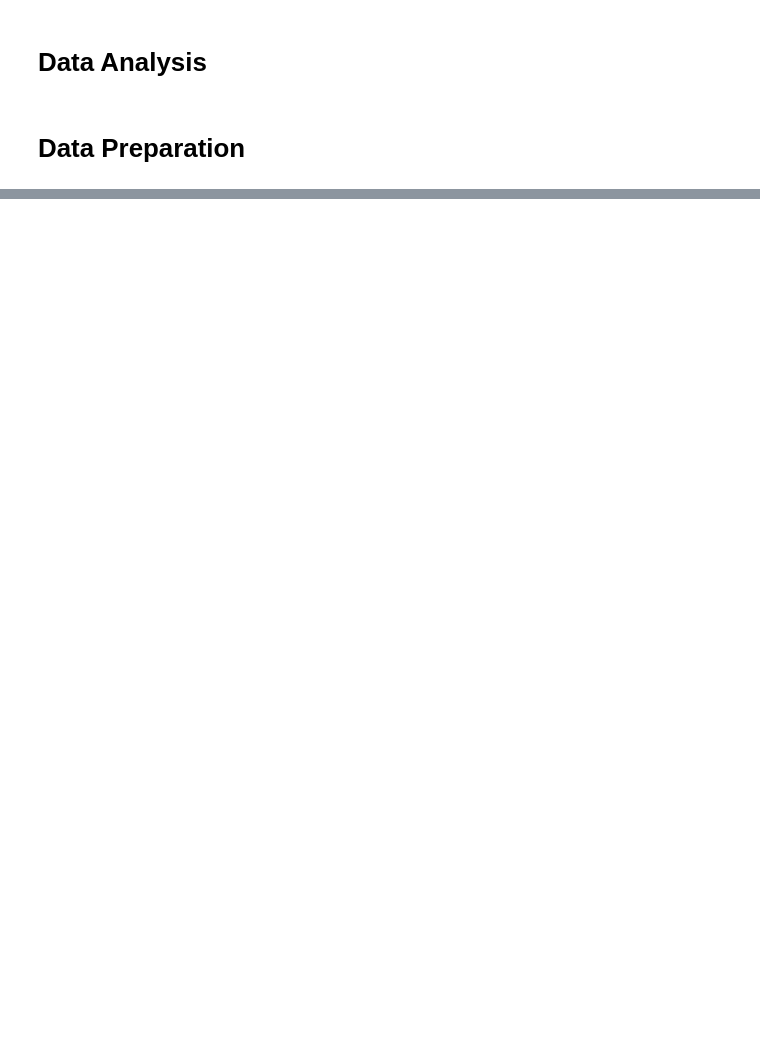
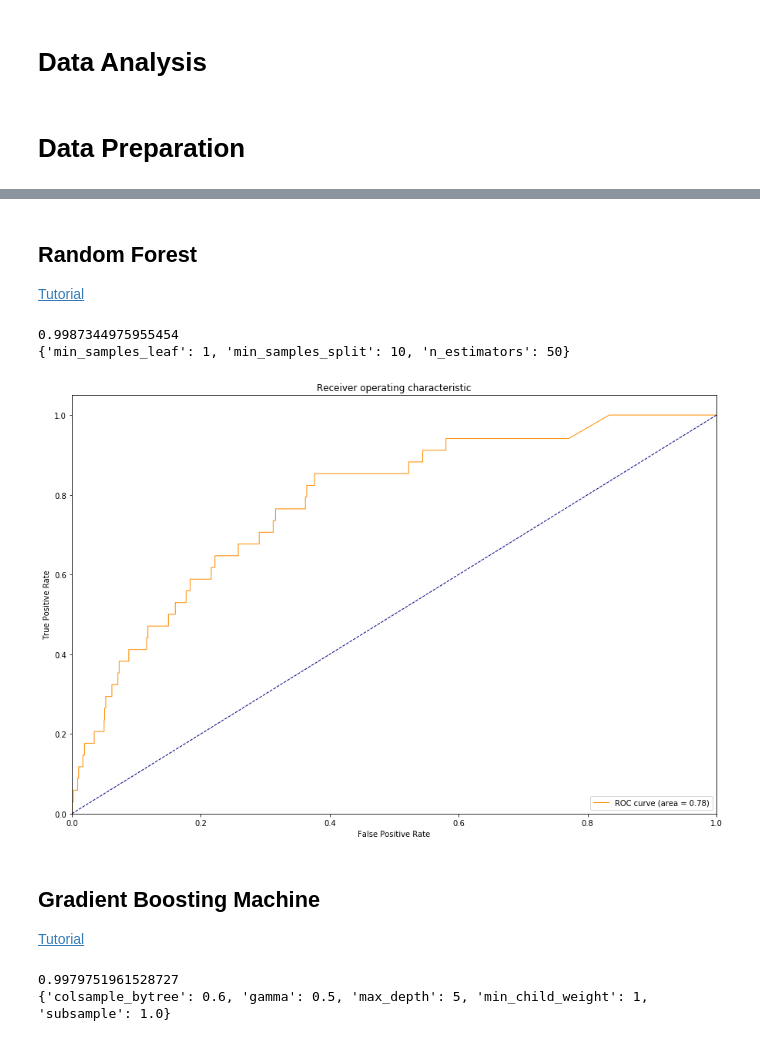
Before and after one commit to AbinavKumar/FinanceMastersThesis, a Jupyter notebook: Data Analysis.ipynb, the cells around one changed output, grey strips where cells are left out. Cells and saved outputs as stored; diff of their text form; code cells hidden in the pictures; blank space fills up the shorter version.

Commit message:
first draft

```diff
--- a/Data Analysis.ipynb
+++ b/Data Analysis.ipynb
@@ -43,0 +19,6 @@ Name: NumUnits, dtype: int64
+# %%
+# Reset index to Loan ID
+df.drop('Unnamed: 0', axis=1, inplace=True)
+df.drop('SellerName', axis=1, inplace=True)
+df.drop('ProductType', axis=1, inplace=True)
+df.set_index('LoanID', inplace=True)
@@ -43,0 +125,11 @@ Name: NumUnits, dtype: int64
+# %%
+cat_vars=['Channel', 'FirstPayDate', 'NumBorrow', 'FTHomeBuyer',
+          'LoanPurpose', 'PropertyType', 'NumUnits', 'OccStatus',
+          'PropertyState', 'Zip', 'MortInsType', 'OrDate', 'RelMortInd']
+# %%
+y_smote_train = y_smote_train['Default']
+y_test = y_test['Default']
+
+X_smote_train = X_smote_train.drop(cat_vars, axis=1)
+X_smoted = X_smoted.drop(cat_vars, axis=1)
+X_test = X_test.drop(cat_vars, axis=1)
@@ -43,0 +236,3 @@ Name: NumUnits, dtype: int64
+# %% [markdown]
+## Random Forest
+[Tutorial](https://www.kaggle.com/viczyf/titanic-random-forest-82-78)
@@ -43,0 +241,26 @@ Name: NumUnits, dtype: int64
+# %%
+# Hyper-Parameter Tuning
+rf_clf = RandomForestClassifier(max_features='auto', oob_score=True, random_state=1, n_jobs=-1)
+
+rf_param_grid={"min_samples_leaf":[1,5,10], "min_samples_split":[2,4,8,10,16], "n_estimators":[50,75,100,125,150]}
+
+rf_gscv = GridSearchCV(estimator=rf_clf, param_grid=rf_param_grid, scoring='accuracy', cv=5, n_jobs=-1)
+
+rf_gscv = rf_gscv.fit(X_smote_train_num, y_smote_train)
+
+print(rf_gscv.best_score_)
+print(rf_gscv.best_params_)
+# %% [output]
+0.9987344975955454
+{'min_samples_leaf': 1, 'min_samples_split': 10, 'n_estimators': 50}
+# %%
+# Model-Training
+
+rf_clf = RandomForestClassifier(min_samples_leaf=100, min_samples_split=100, n_estimators=2000, oob_score=True, random_state=1, n_jobs=-1)
+
+plot_roc_curve(X_smoted, y_smoted, X_test, y_test, rf_clf)
+# %% [output]
+[figure, added]
+# %% [markdown]
+## Gradient Boosting Machine
+[Tutorial](https://www.kaggle.com/ihopethiswillfi/titanic-survival-prediction-in-python-with-xgboost)
@@ -43,0 +269,16 @@ Name: NumUnits, dtype: int64
+# %%
+xgb_clf = XGBClassifier()
+
+xgb_param_grid = {'min_child_weight': [1, 5, 10], 'gamma': [0.5, 1, 1.5, 2, 5],
+                'subsample': [0.6, 0.8, 1.0], 'colsample_bytree': [0.6, 0.8, 1.0],
+                'max_depth': [3, 4, 5] }
+
+xgb_gscv = GridSearchCV(estimator=xgb_clf, param_grid=xgb_param_grid, scoring='accuracy', cv=5, n_jobs=-1)
+
+xgb_gscv = xgb_gscv.fit(X_smote_train_num, y_smote_train)
+
+print(xgb_gscv.best_score_)
+print(xgb_gscv.best_params_)
+# %% [output]
+0.9979751961528727
+{'colsample_bytree': 0.6, 'gamma': 0.5, 'max_depth': 5, 'min_child_weight': 1, 'subsample': 1.0}
```
Also changed, not shown: parts of 45 cells of this notebook, 11 other files.
